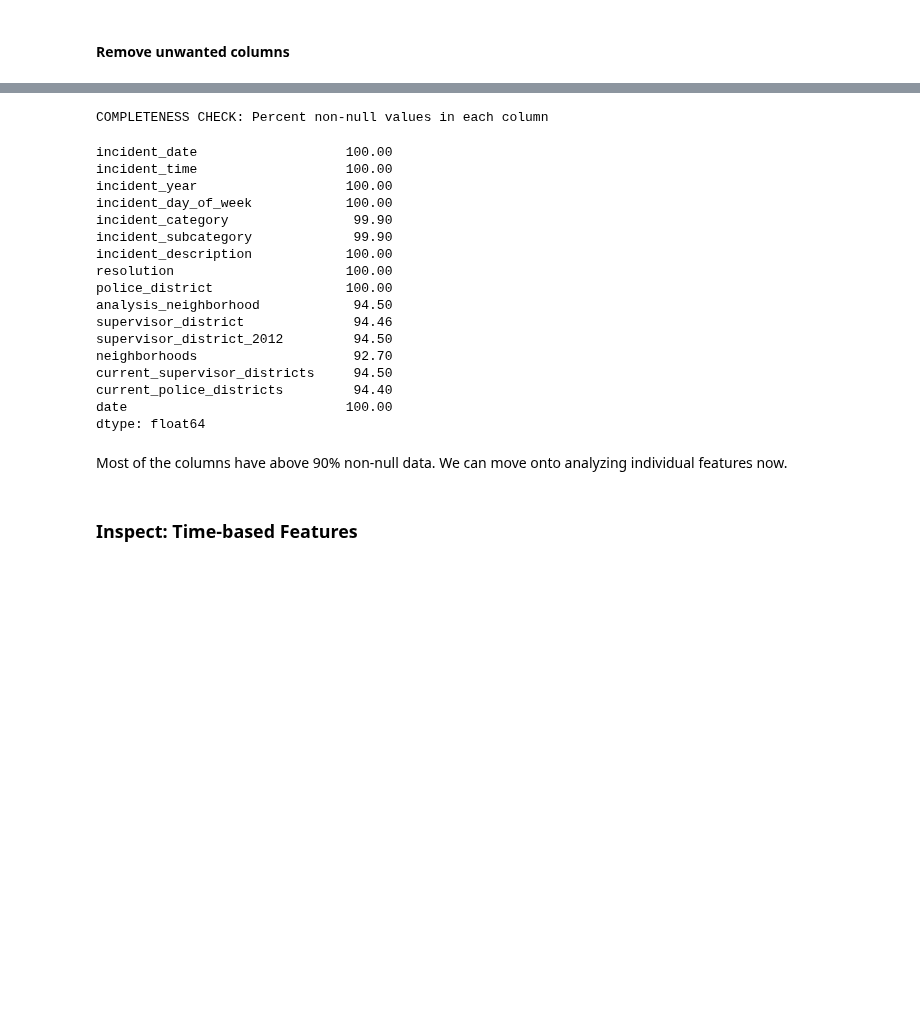
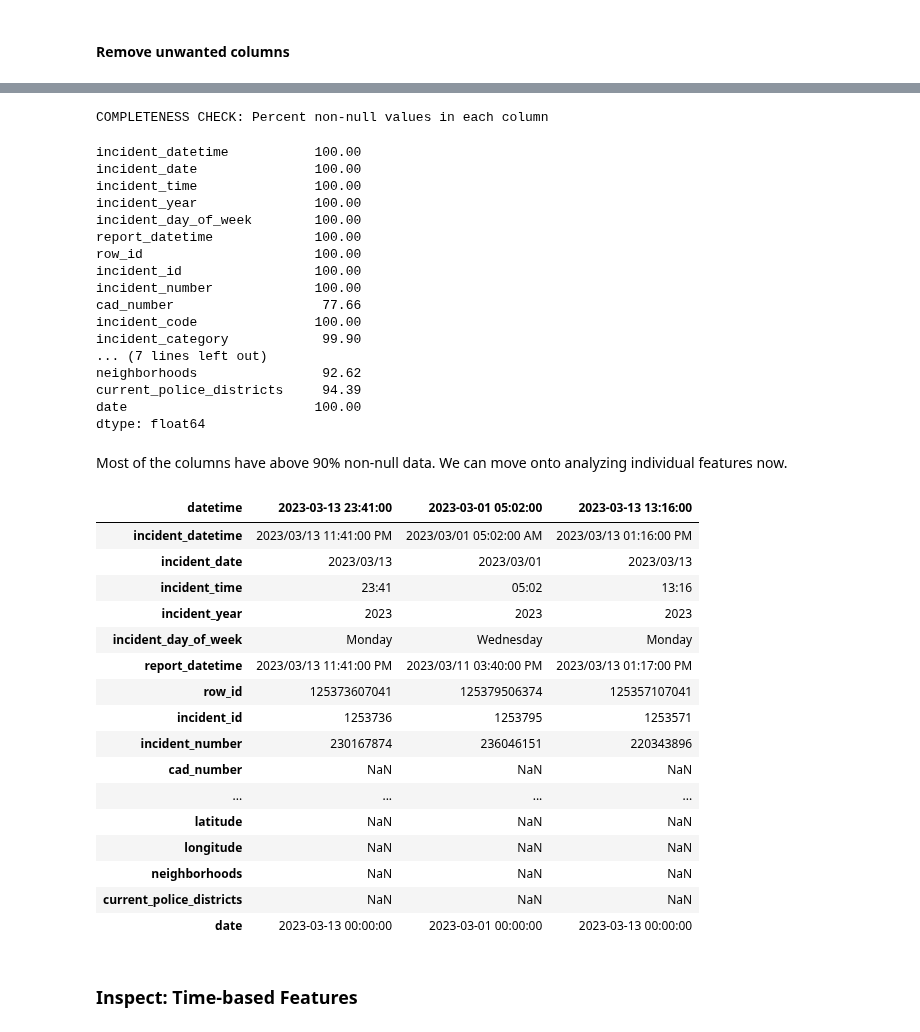
Before and after one commit to fazeelgm/UCB_ML_AI_Capstone, a Jupyter notebook: notebooks/ExploratoryDataAnalysis.ipynb, the cells around one changed output, grey strips where cells are left out. Cells and saved outputs as stored; diff of their text form; code cells hidden in the pictures; blank space fills up the shorter version.

```diff
--- a/notebooks/ExploratoryDataAnalysis.ipynb
+++ b/notebooks/ExploratoryDataAnalysis.ipynb
@@ -305,27 +316,47 @@ memory usage: 11.5+ MB
 # %%
 print('COMPLETENESS CHECK: Percent non-null values in each column')
-current_clean_data.isnull().sum().transform(lambda x: (1 - (x / current_clean_data.shape[0])) * 100).round(2)
+current_clean_df.isnull().sum().transform(lambda x: (1 - (x / current_clean_df.shape[0])) * 100).round(2)
 # %% [output]
 COMPLETENESS CHECK: Percent non-null values in each column
-incident_date                   100.00
-incident_time                   100.00
-incident_year                   100.00
-incident_day_of_week            100.00
-incident_category                99.90
-incident_subcategory             99.90
-incident_description            100.00
-resolution                      100.00
-police_district                 100.00
-analysis_neighborhood            94.50
-supervisor_district              94.46
-supervisor_district_2012         94.50
-neighborhoods                    92.70
-current_supervisor_districts     94.50
-current_police_districts         94.40
-date                            100.00
+incident_datetime           100.00
+incident_date               100.00
+incident_time               100.00
+incident_year               100.00
+incident_day_of_week        100.00
+report_datetime             100.00
+row_id                      100.00
+incident_id                 100.00
+incident_number             100.00
+cad_number                   77.66
+incident_code               100.00
+incident_category            99.90
+... (7 lines left out)
+neighborhoods                92.62
+current_police_districts     94.39
+date                        100.00
 dtype: float64
 # %% [markdown]
 Most of the columns have above 90% non-null data. We can move onto analyzing individual features now.
+# %%
+current_clean_df.head(3).T
+# %% [output]
+| datetime | 2023-03-13 23:41:00 | 2023-03-01 05:02:00 | 2023-03-13 13:16:00 |
+| incident_datetime | 2023/03/13 11:41:00 PM | 2023/03/01 05:02:00 AM | 2023/03/13 01:16:00 PM |
+| incident_date | 2023/03/13 | 2023/03/01 | 2023/03/13 |
+| incident_time | 23:41 | 05:02 | 13:16 |
+| incident_year | 2023 | 2023 | 2023 |
+| incident_day_of_week | Monday | Wednesday | Monday |
+| report_datetime | 2023/03/13 11:41:00 PM | 2023/03/11 03:40:00 PM | 2023/03/13 01:17:00 PM |
+| row_id | 125373607041 | 125379506374 | 125357107041 |
+| incident_id | 1253736 | 1253795 | 1253571 |
+| incident_number | 230167874 | 236046151 | 220343896 |
+| cad_number | NaN | NaN | NaN |
+| ... | ... | ... | ... |
+| latitude | NaN | NaN | NaN |
+| longitude | NaN | NaN | NaN |
+| neighborhoods | NaN | NaN | NaN |
+| current_police_districts | NaN | NaN | NaN |
+| date | 2023-03-13 00:00:00 | 2023-03-01 00:00:00 | 2023-03-13 00:00:00 |
 # %% [markdown]
 ### Inspect: Time-based Features
 # %% [markdown]
```
Also changed, not shown: parts of 58 cells of this notebook, 2 other files.
